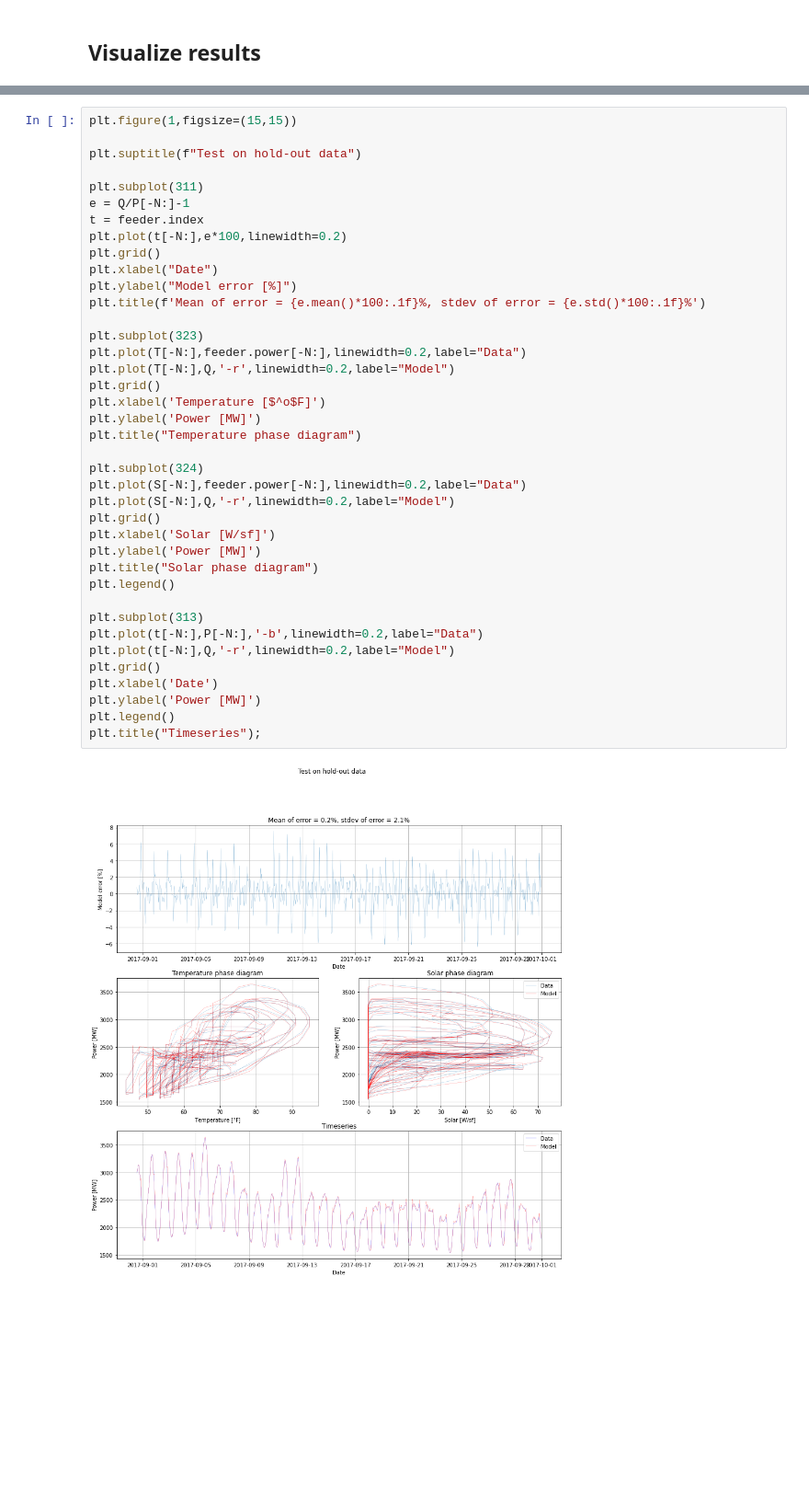
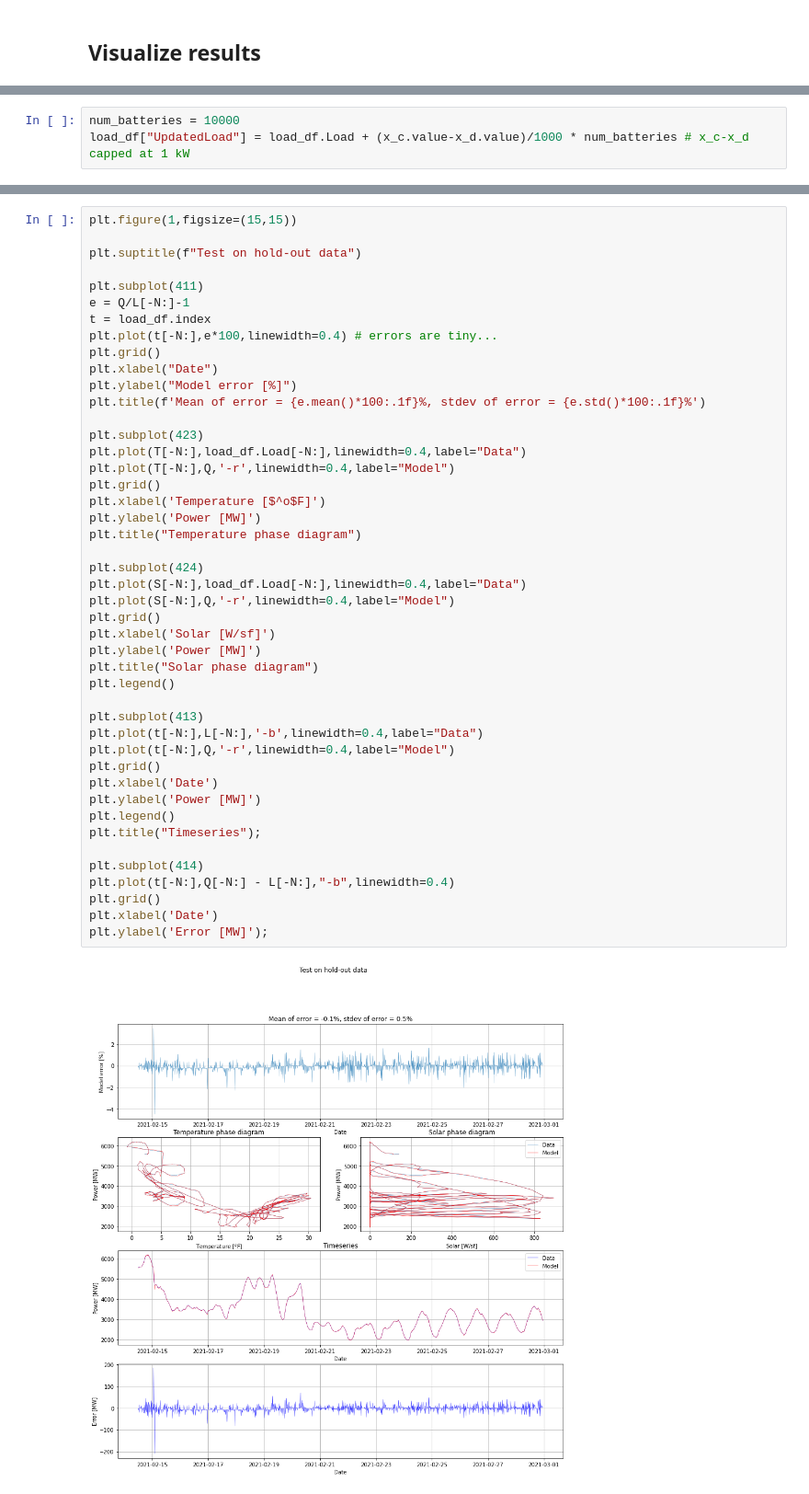
Before and after one commit to olin-shipstead/ERCOT_TE_Simulation, a Jupyter notebook: ERCOT_Load_Response_Model.ipynb, the cells around one changed output, grey strips where cells are left out. Shown: that part at 92% size. Drawn from its saved outputs; the diff is of its cells as text; blank space fills up the shorter version.

```diff
--- a/ERCOT_Load_Response_Model.ipynb
+++ b/ERCOT_Load_Response_Model.ipynb
@@ -339 +338,4 @@ This solution can also be obtained efficiently using the Python SciPy `linalg.so
+# %%
+num_batteries = 10000
+load_df["UpdatedLoad"] = load_df.Load + (x_c.value-x_d.value)/1000 * num_batteries # x_c-x_d capped at 1 kW
 # %%
@@ -360,41 +358,47 @@ Q = M[-N:]*x # predicted power output
 # %%
 plt.figure(1,figsize=(15,15))
 
 plt.suptitle(f"Test on hold-out data")
 
-plt.subplot(311)
-e = Q/P[-N:]-1
-t = feeder.index
-plt.plot(t[-N:],e*100,linewidth=0.2)
+plt.subplot(411)
+e = Q/L[-N:]-1
+t = load_df.index
+plt.plot(t[-N:],e*100,linewidth=0.4) # errors are tiny...
 plt.grid()
 plt.xlabel("Date")
 plt.ylabel("Model error [%]")
 plt.title(f'Mean of error = {e.mean()*100:.1f}%, stdev of error = {e.std()*100:.1f}%')
 
-plt.subplot(323)
-plt.plot(T[-N:],feeder.power[-N:],linewidth=0.2,label="Data")
-plt.plot(T[-N:],Q,'-r',linewidth=0.2,label="Model")
+plt.subplot(423)
+plt.plot(T[-N:],load_df.Load[-N:],linewidth=0.4,label="Data")
+plt.plot(T[-N:],Q,'-r',linewidth=0.4,label="Model")
 plt.grid()
 plt.xlabel('Temperature [$^o$F]')
 plt.ylabel('Power [MW]')
 plt.title("Temperature phase diagram")
 
-plt.subplot(324)
-plt.plot(S[-N:],feeder.power[-N:],linewidth=0.2,label="Data")
-plt.plot(S[-N:],Q,'-r',linewidth=0.2,label="Model")
+plt.subplot(424)
+plt.plot(S[-N:],load_df.Load[-N:],linewidth=0.4,label="Data")
+plt.plot(S[-N:],Q,'-r',linewidth=0.4,label="Model")
 plt.grid()
 plt.xlabel('Solar [W/sf]')
 plt.ylabel('Power [MW]')
 plt.title("Solar phase diagram")
 plt.legend()
 
-plt.subplot(313)
-plt.plot(t[-N:],P[-N:],'-b',linewidth=0.2,label="Data")
-plt.plot(t[-N:],Q,'-r',linewidth=0.2,label="Model")
+plt.subplot(413)
+plt.plot(t[-N:],L[-N:],'-b',linewidth=0.4,label="Data")
+plt.plot(t[-N:],Q,'-r',linewidth=0.4,label="Model")
 plt.grid()
 plt.xlabel('Date')
 plt.ylabel('Power [MW]')
 plt.legend()
 plt.title("Timeseries");
+
+plt.subplot(414)
+plt.plot(t[-N:],Q[-N:] - L[-N:],"-b",linewidth=0.4)
+plt.grid()
+plt.xlabel('Date')
+plt.ylabel('Error [MW]');
 # %% [output]
-[figure, old version]
+[figure, new version]
```
Also changed, not shown: parts of 25 cells of this notebook.
